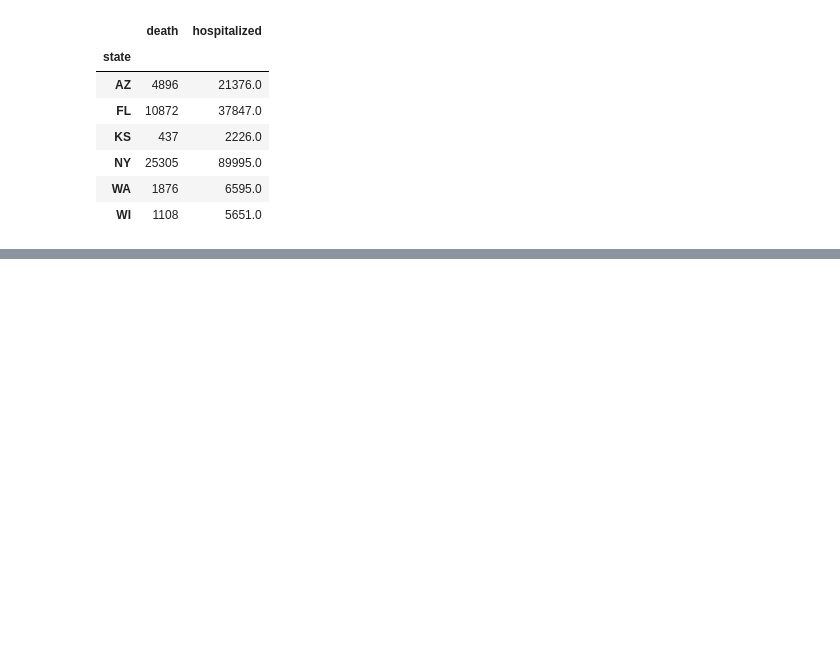
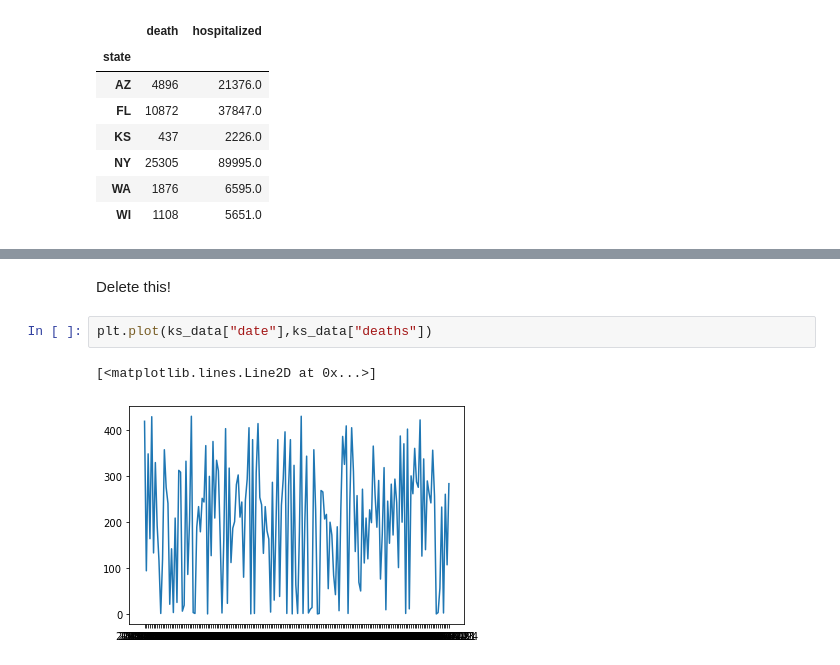
Before and after one commit to jamisonunruh24/Project-1, a Jupyter notebook: Project_Working_Data.ipynb, the cells around one changed output, grey strips where cells are left out. Saved outputs shown, nothing was run; the diff lists cells and outputs as text; blank space fills up the shorter version.

```diff
--- a/Project_Working_Data.ipynb
+++ b/Project_Working_Data.ipynb
@@ -208,0 +202,7 @@ plt.plot(ks_data["date"],ks_data["deaths"])
+# %% [markdown]
+Delete this!
+# %%
+plt.plot(ks_data["date"],ks_data["deaths"])
+# %% [output]
+[<matplotlib.lines.Line2D at 0x...>]
+[figure, added]
```
Also changed, not shown: parts of 4 cells of this notebook.
